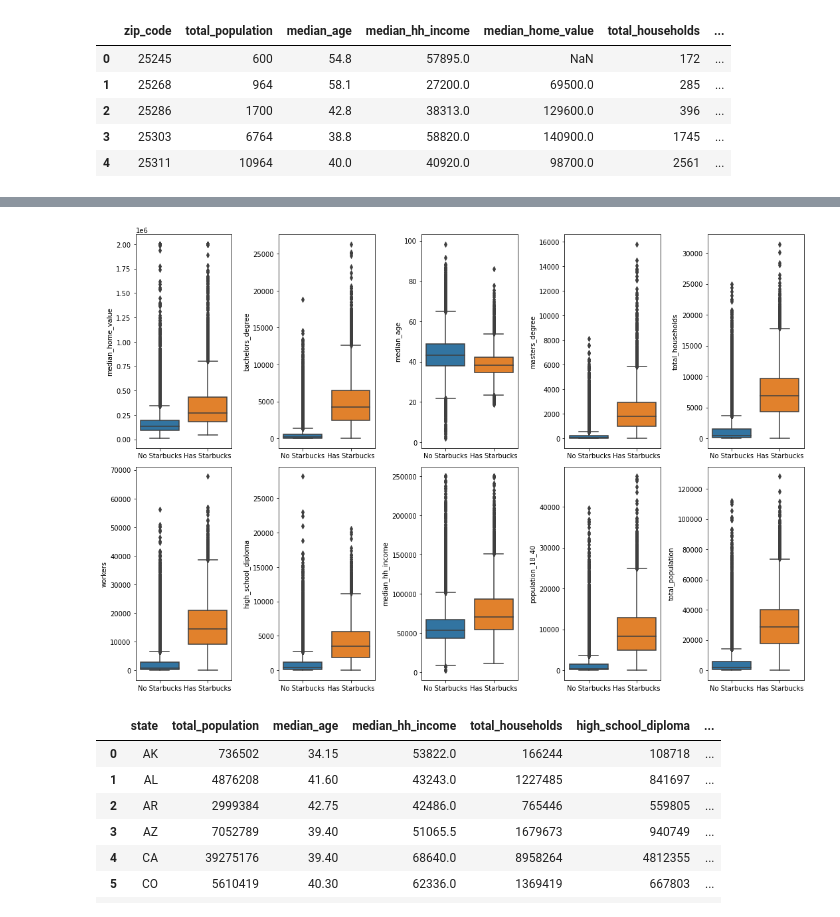
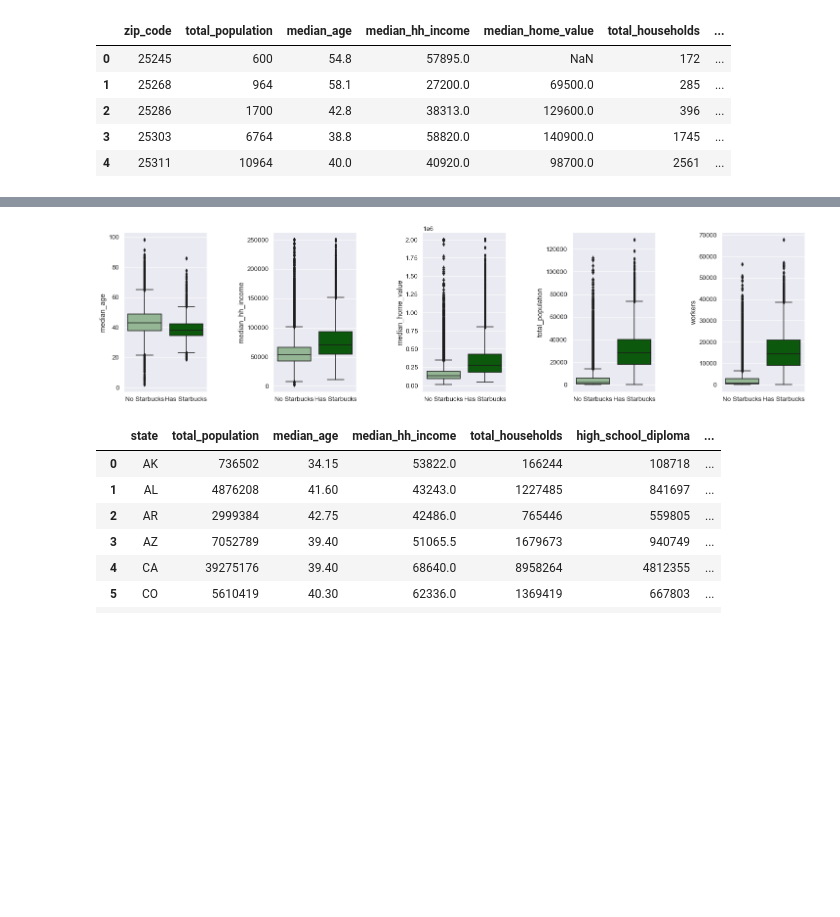
Before and after one commit to Purifect/DS6390_Starbucks_RetailStoresLocations, a Jupyter notebook: Starbucks_Locations.ipynb, the cells around one changed output, grey strips where cells are left out. Drawn from its saved outputs; the diff is of its cells as text; code cells hidden in the pictures; blank space fills up the shorter version.

```diff
--- a/Starbucks_Locations.ipynb
+++ b/Starbucks_Locations.ipynb
@@ -265,12 +277,19 @@ fig.tight_layout();
 # %%
-numerical = list(set(df.columns) - set(['stores', 'zip_code', 'state', 'countyname', 'has_stores']))
+final_numerical = list(set(df.columns) - set(['stores', 'zip_code', 'state', 'countyname', 'has_stores', 'total_households','high_school_diploma','bachelors_degree','masters_degree','population_18_40','stores']))
 
-fig, axes = plt.subplots(nrows=2, ncols=5, figsize=(15, 10))
-for idx, feat in enumerate(numerical):
-    ax = axes[int(idx / 5), idx % 5]
-    sns.boxplot(x='has_stores', y=feat, data=df, ax=ax)
+color = {'No Starbucks':'darkseagreen', 'Has Starbucks':'darkgreen'}
+
+fig = plt.figure(figsize=(25, 6))
+fig.subplots_adjust(wspace=.8)
+i = 1
+
+for idx, feat in enumerate(final_numerical):
+    ax = fig.add_subplot(1, 5, i)
+    sns.boxplot(x='has_stores', y=feat, data=df, ax=ax, palette=color)
     ax.set_xlabel('')
     ax.set_ylabel(feat)
-fig.tight_layout();
+
+
+    i += 1
 # %% [output]
-[figure, old version]
+[figure, new version]
```
Also changed, not shown: parts of 43 cells of this notebook.
